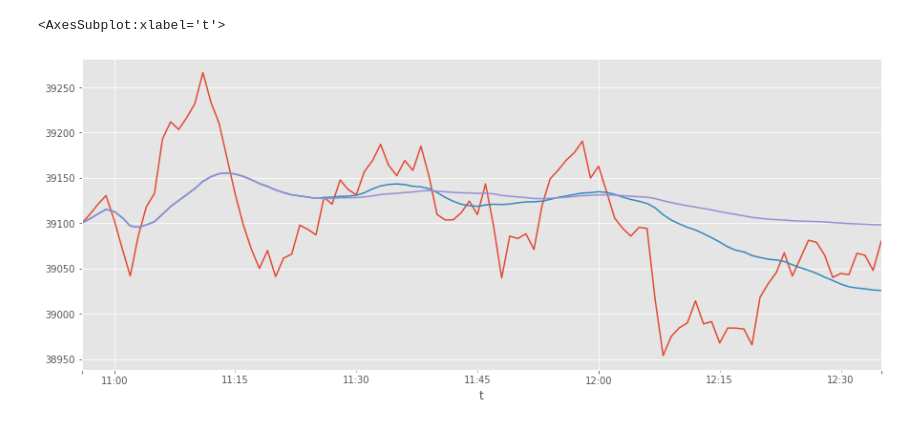
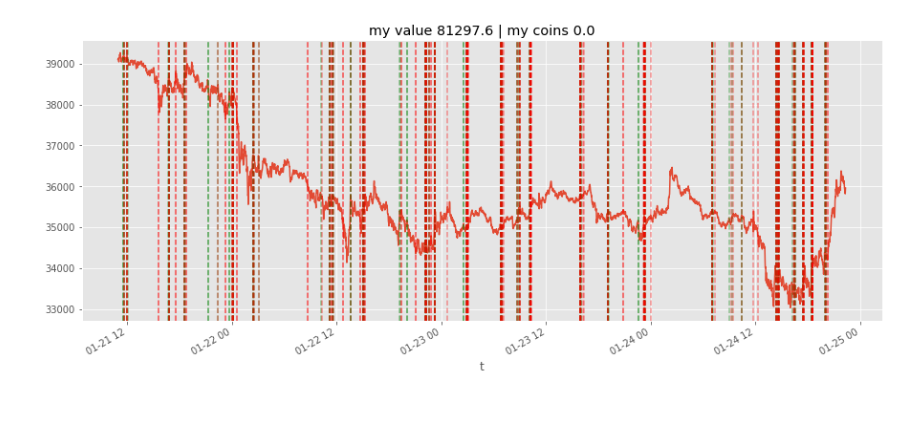
Before and after one commit to charubaiel/MarketCrackers, a Jupyter notebook: kpis/testbot.ipynb, the cells around one changed output. Cells and saved outputs as stored; diff of their text form; code cells hidden in the pictures.

```diff
--- a/kpis/testbot.ipynb
+++ b/kpis/testbot.ipynb
@@ -19,6 +19,17 @@ def rsi_calc(df,w=14):
     wsa = (100 - 100 / df.pct_change().where(lambda x: x>0).rolling(w,1).mean().div(df.pct_change().where(lambda x: x<0).rolling(w,1).mean().abs()).add(1))
     rsi = wsa.shift(1).mul(w-1).add(wsa).div(w)
     return rsi
+# %%
+def check_cross(data,value_col ='avg_price' ,rolling_fast = 10,rolling_slow = 100, cross_window = 10,**kwargs ):
+    zz = data.copy()
+    zz['r_fast'] = zz[value_col].rolling(rolling_fast,1).mean()
+    zz['r_slow'] = zz[value_col].rolling(rolling_slow,1).mean()
+
+    zz['rolling_diff'] = zz['r_fast'] - zz['r_slow']
+
+    zz['is_buy_cross'] = (zz['rolling_diff'] >0) & (zz['rolling_diff'].shift(cross_window) < 0)
+
+    return (zz['is_buy_cross'].iloc[-1])# & all(zz[value_col].iloc[-cross_window:] < np.minimum(zz['r_fast'].iloc[-cross_window],zz['r_slow'].iloc[-cross_window]))
 # %%
 qq = query('''
 select toStartOfInterval(toDateTime(trade_time/1000), interval 1 minute) as t,
@@ -90 +122,14 @@ class TradeBot:
+# %%
+@dataclass
+class TradeBotCross(TradeBotBase):
+    def __post_init__(self):
+        self.models_result = {}
+        self.coin_pool = {}
+        self.deals_dict = {'sell':[],'buy':[]}
+        self.cash_flow = {}
+        self.ttl_profit = defaultdict(int)
+
+    def cross_check(self):
+        self.models_result['cross_check'] = check_cross(self.df.to_frame())
+        return self.models_result
 # %%
@@ -102,7 +158,6 @@ qq['avg_price'].iloc[:5000].plot(title=f'my value {zz.deposit:.1f} | my coins {n
-# %%
-qq['avg_price'].iloc[:100].plot()
-qq['avg_price'].iloc[:100].rolling(30,1).mean().plot()
-qq['avg_price'].iloc[:100].rolling(100,1).mean().plot()
-# %% [output]
-<AxesSubplot:xlabel='t'>
-[figure, removed]
+# %%
+qq['avg_price'].iloc[:5000].plot(title=f'my value {cross_bot.deposit:.1f} | my coins {np.sum(list(cross_bot.coin_pool.values()))}')
+[plt.axvline(dt,linestyle='--',color='g',alpha=.4) for dt in cross_bot.deals_dict['buy']];
+[plt.axvline(dt,linestyle='--',color='r',alpha=.4) for dt in cross_bot.deals_dict['sell']];
+# %% [output]
+[figure, added]
```
Also changed, not shown: parts of 6 cells of this notebook.
